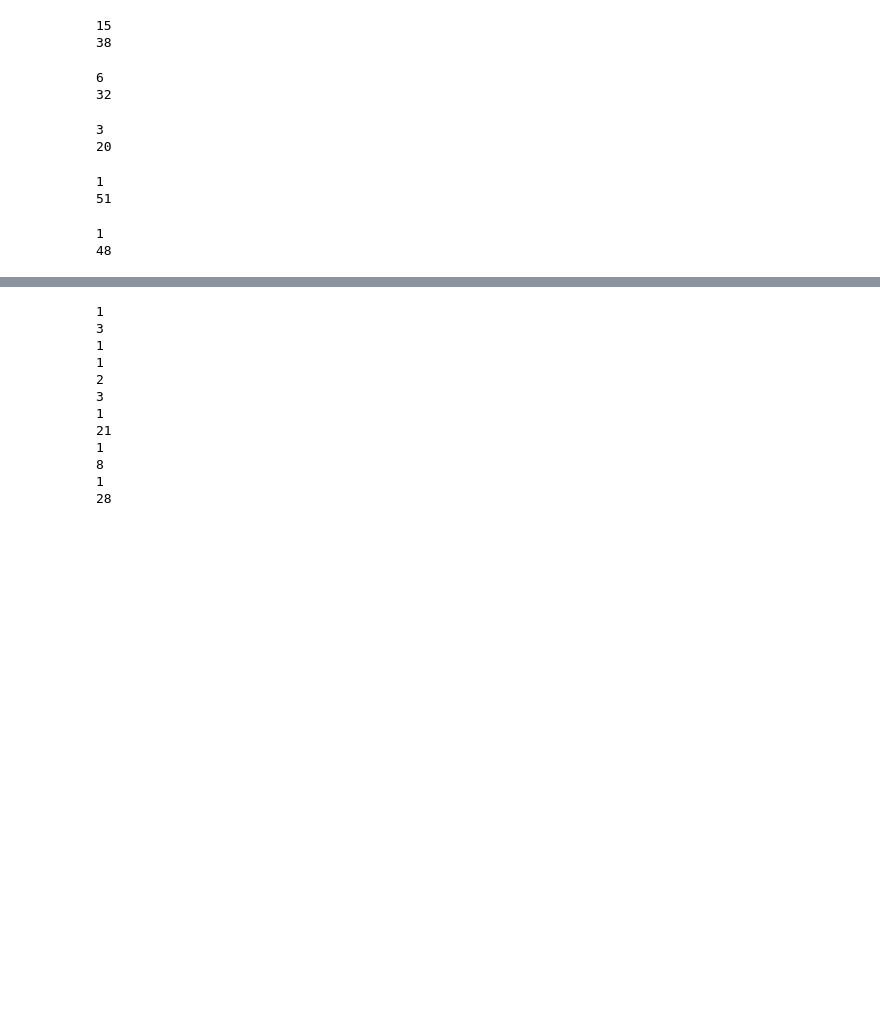
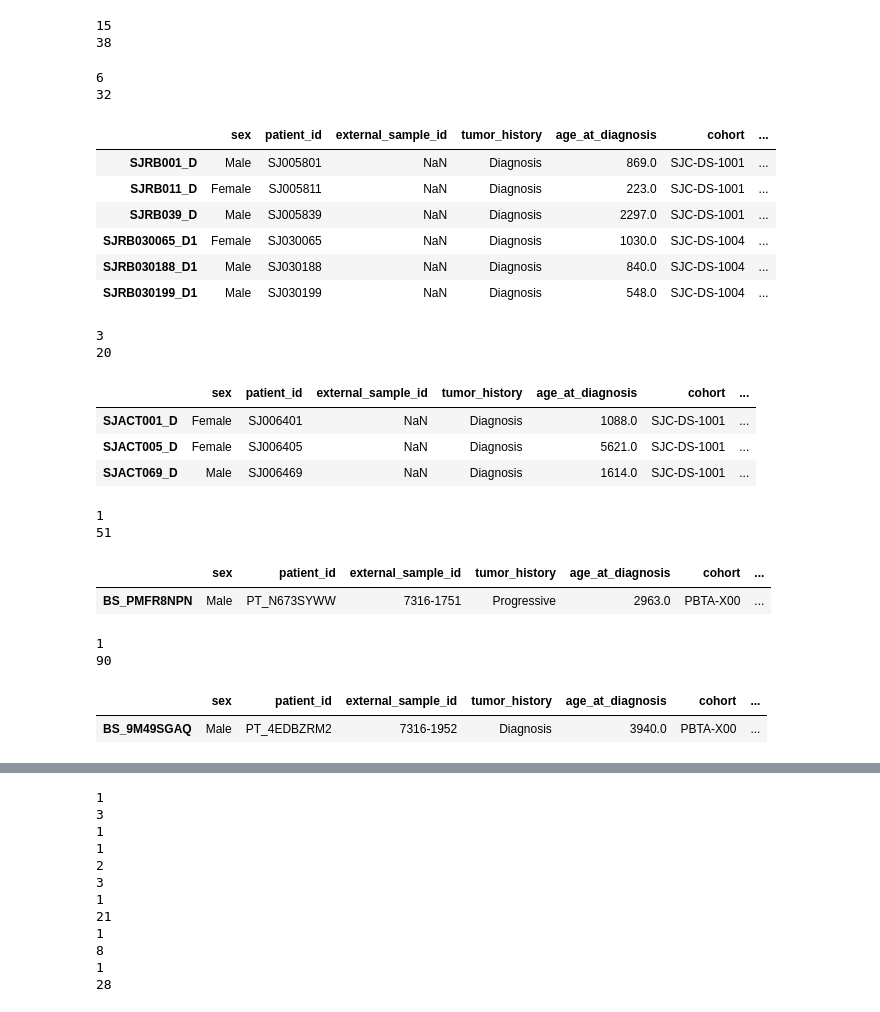
Before and after one commit to auberginekenobi/pedpancan_ecdna, a Jupyter notebook: 2023-12-06_yet-another-metadata-adventure/summary_statistics.ipynb, the cells around one changed output, grey strips where cells are left out. Drawn from its saved outputs; the diff is of its cells as text; code cells hidden in the pictures; blank space fills up the shorter version.

```diff
--- a/2023-12-06_yet-another-metadata-adventure/summary_statistics.ipynb
+++ b/2023-12-06_yet-another-metadata-adventure/summary_statistics.ipynb
@@ -329,35 +345,54 @@ fraction_ecDNA('RMS')
 # %%
 ## RBL
 # Sunita's 12/23 draft: 6/32
 # Revision: 6/32
 fraction_ecDNA('RBL')
+biosamples[(biosamples.cancer_type=='RBL') & (biosamples.amplicon_class == 'ecDNA')]
 # %% [output]
 6
 32
+|  | sex | patient_id | external_sample_id | tumor_history | age_at_diagnosis | cohort | ... |
+| SJRB001_D | Male | SJ005801 | NaN | Diagnosis | 869.0 | SJC-DS-1001 | ... |
+| SJRB011_D | Female | SJ005811 | NaN | Diagnosis | 223.0 | SJC-DS-1001 | ... |
+| SJRB039_D | Male | SJ005839 | NaN | Diagnosis | 2297.0 | SJC-DS-1001 | ... |
+| SJRB030065_D1 | Female | SJ030065 | NaN | Diagnosis | 1030.0 | SJC-DS-1004 | ... |
+| SJRB030188_D1 | Male | SJ030188 | NaN | Diagnosis | 840.0 | SJC-DS-1004 | ... |
+| SJRB030199_D1 | Male | SJ030199 | NaN | Diagnosis | 548.0 | SJC-DS-1004 | ... |
 # %%
 ## ACC
 # Sunita's 12/23 draft: 2/21
 # Revision: 3/20
 fraction_ecDNA('ACC')
+biosamples[(biosamples.cancer_type=='ACC') & (biosamples.amplicon_class == 'ecDNA')]
 # %% [output]
 3
 20
+|  | sex | patient_id | external_sample_id | tumor_history | age_at_diagnosis | cohort | ... |
+| SJACT001_D | Female | SJ006401 | NaN | Diagnosis | 1088.0 | SJC-DS-1001 | ... |
+| SJACT005_D | Female | SJ006405 | NaN | Diagnosis | 5621.0 | SJC-DS-1001 | ... |
+| SJACT069_D | Male | SJ006469 | NaN | Diagnosis | 1614.0 | SJC-DS-1001 | ... |
 # %%
 ## CPG
 # Sunita's 12/23 draft: 1/39
 # Revision: 1/51
 fraction_ecDNA('CPG')
+biosamples[(biosamples.cancer_type=='CPG') & (biosamples.amplicon_class == 'ecDNA')]
 # %% [output]
 1
 51
+|  | sex | patient_id | external_sample_id | tumor_history | age_at_diagnosis | cohort | ... |
+| BS_PMFR8NPN | Male | PT_N673SYWW | 7316-1751 | Progressive | 2963.0 | PBTA-X00 | ... |
 # %%
-## GG
+## GNT -> GG
 # Sunita's 12/23 draft: 1/44
-# Revision: 1/48
-fraction_ecDNA('GG')
+# Revision: 1/90
+fraction_ecDNA('GNT')
+biosamples[(biosamples.cancer_type=='GNT') & (biosamples.amplicon_class == 'ecDNA')]
 # %% [output]
 1
-48
+90
+|  | sex | patient_id | external_sample_id | tumor_history | age_at_diagnosis | cohort | ... |
+| BS_9M49SGAQ | Male | PT_4EDBZRM2 | 7316-1952 | Diagnosis | 3940.0 | PBTA-X00 | ... |
 # %%
 ## ETMR
 # Sunita's 12/23 draft: 4/4
```
Also changed, not shown: parts of 12 cells of this notebook.
